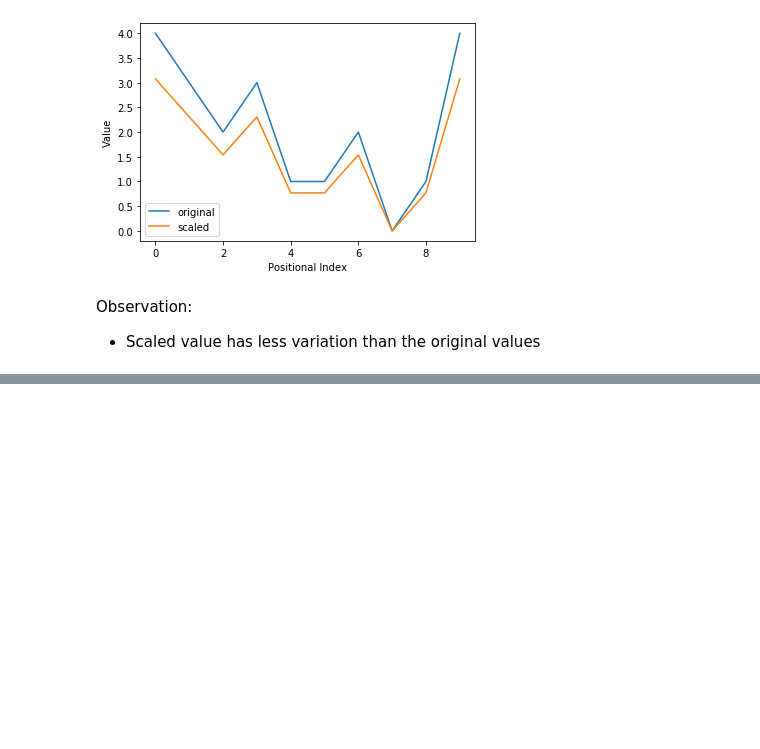
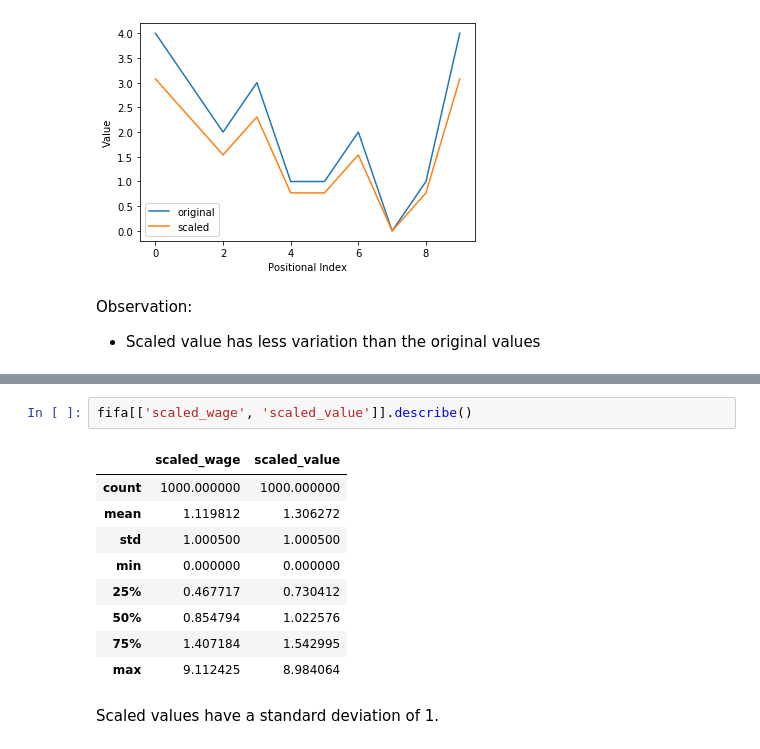
Before and after one commit to teguhsam/Cluster-Analysis-in-Python, a Jupyter notebook: 1. Introduction to Clustering.ipynb, the cells around one changed output, grey strips where cells are left out. Drawn from its saved outputs; the diff is of its cells as text; blank space fills up the shorter version.

```diff
--- a/Introduction to Clustering.ipynb
+++ b/1. Introduction to Clustering.ipynb
@@ -183,0 +232,14 @@ Observation:
+# %%
+fifa[['scaled_wage', 'scaled_value']].describe()
+# %% [output]
+|  | scaled_wage | scaled_value |
+| count | 1000.000000 | 1000.000000 |
+| mean | 1.119812 | 1.306272 |
+| std | 1.000500 | 1.000500 |
+| min | 0.000000 | 0.000000 |
+| 25% | 0.467717 | 0.730412 |
+| 50% | 0.854794 | 1.022576 |
+| 75% | 1.407184 | 1.542995 |
+| max | 9.112425 | 8.984064 |
+# %% [markdown]
+Scaled values have a standard deviation of 1.
```
Also changed, not shown: parts of 11 cells of this notebook, 2 other files.
